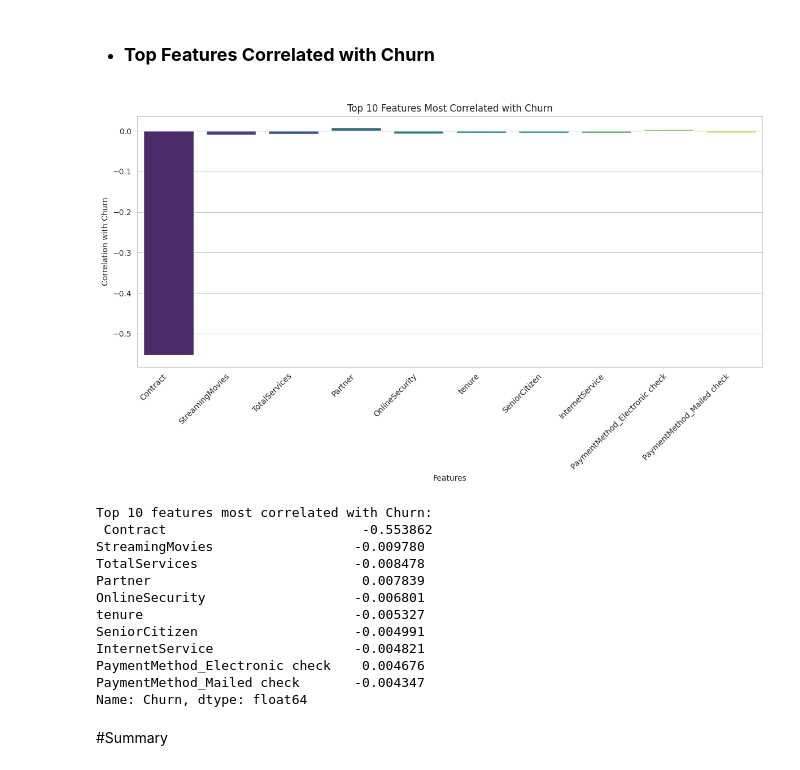
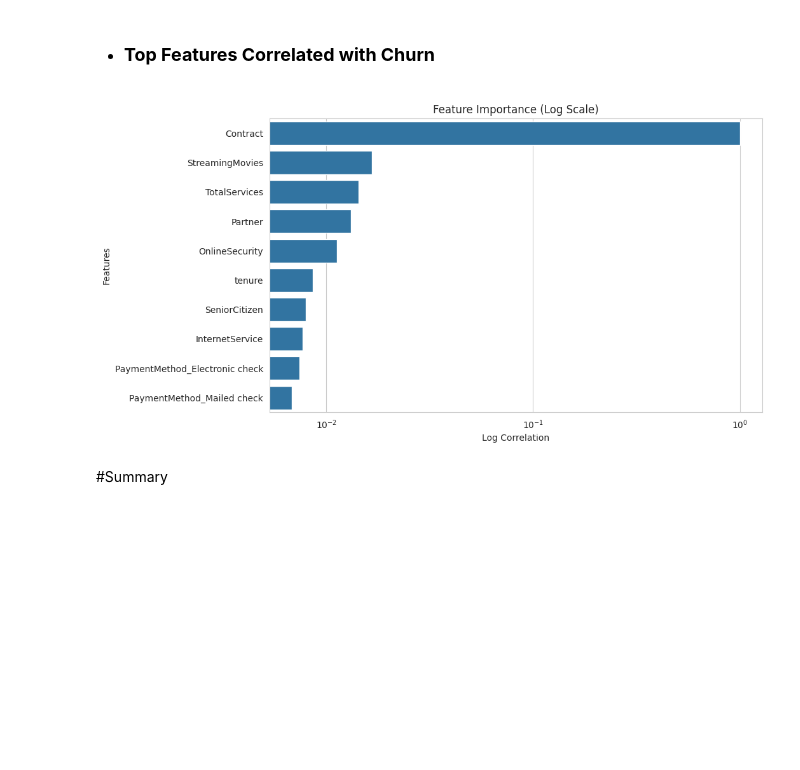
Before and after one commit to linda-bsharat/telco-customer-churn-prediction, a Jupyter notebook: notebooks/02_eda_and_visualization.ipynb, the cells around one changed output. Saved outputs shown, nothing was run; the diff lists cells and outputs as text; code cells hidden in the pictures; blank space fills up the shorter version.

```diff
--- a/notebooks/02_eda_and_visualization.ipynb
+++ b/notebooks/02_eda_and_visualization.ipynb
@@ -350,50 +362,16 @@ The chart shows the distribution of churn among new and existing customers. Alth
 # %%
 plt.figure(figsize=(10,6))
 sns.barplot(x=top_features.values, y=top_features.index)
 
 plt.xscale("log")
 
 plt.title("Feature Importance (Log Scale)")
 plt.xlabel("Log Correlation")
 plt.ylabel("Features")
 
-# Select top 10 features
-top_features = correlation_with_churn.head(10)
-
-plt.figure(figsize=(12,7))
-
-sns.barplot(
-    x=top_features.index,
-    y=top_features.values,
-    hue=top_features.index,
-    palette="viridis",
-    legend=False
-)
-
-plt.title("Top 10 Features Most Correlated with Churn")
-plt.xlabel("Features")
-plt.ylabel("Correlation with Churn")
-
-plt.xticks(rotation=45, ha="right")
-plt.tight_layout()
-
 plt.show()
-
-print("\nTop 10 features most correlated with Churn:\n", top_features)
 # %% [output]
-[figure, old version]
+[figure, new version]
-Top 10 features most correlated with Churn:
- Contract                         -0.553862
-StreamingMovies                  -0.009780
-TotalServices                    -0.008478
-Partner                           0.007839
-OnlineSecurity                   -0.006801
-tenure                           -0.005327
-SeniorCitizen                    -0.004991
-InternetService                  -0.004821
-PaymentMethod_Electronic check    0.004676
-PaymentMethod_Mailed check       -0.004347
-Name: Churn, dtype: float64
 # %% [markdown]
 #Summary
 # %% [markdown]
```
Also changed, not shown: parts of 14 cells of this notebook.
